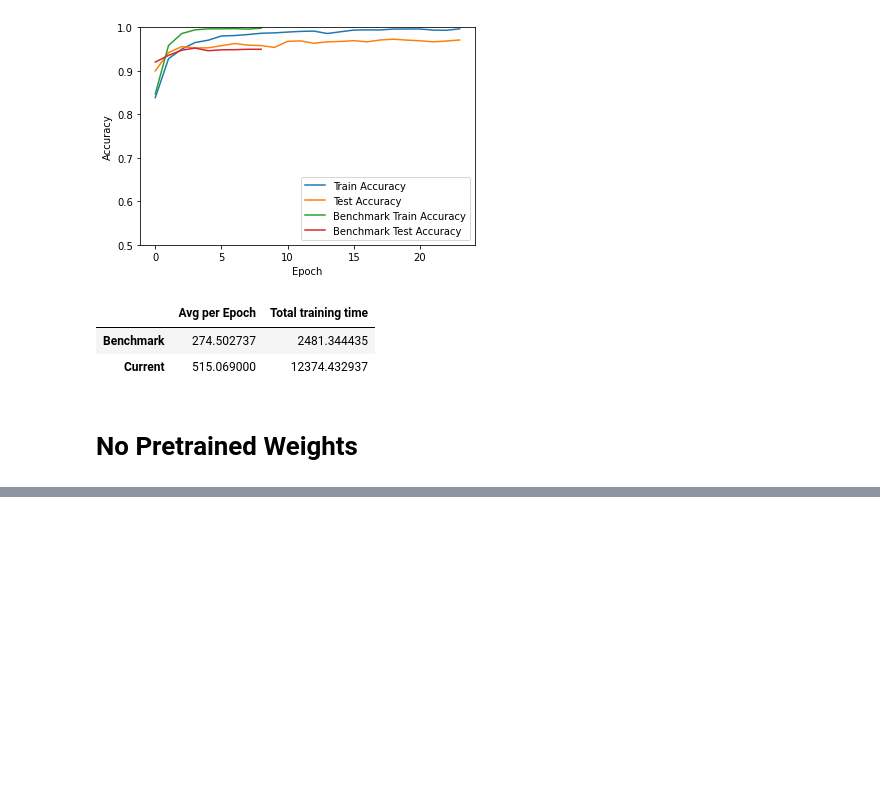
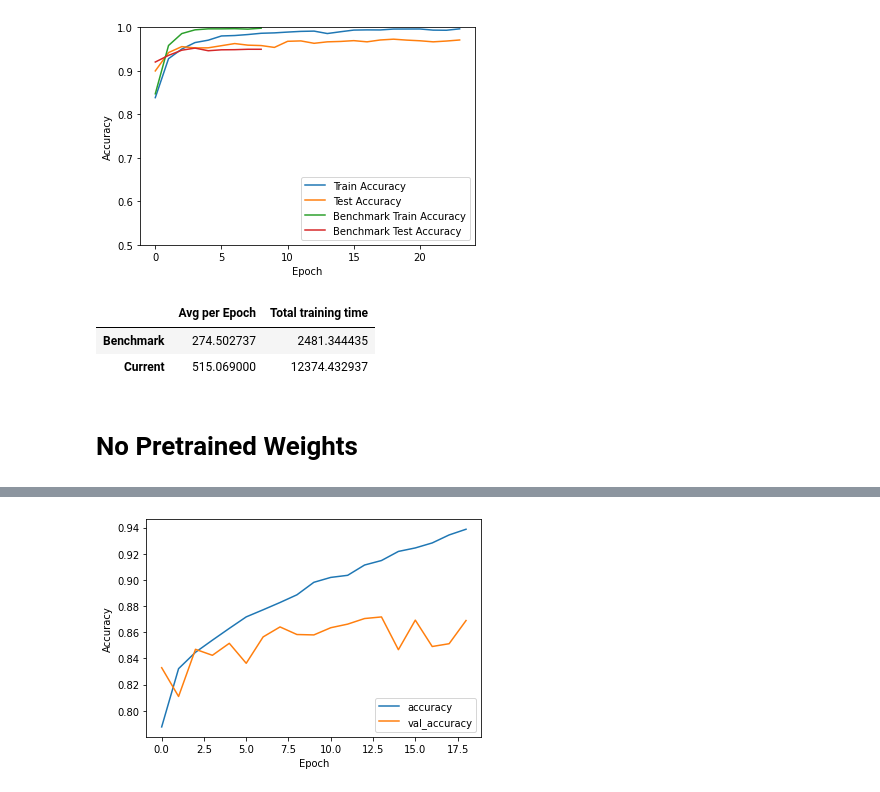
Before and after one commit to poonsinta96/GenderFacialRecognition, a Jupyter notebook: CZ4042_Project.ipynb, the cells around one changed output, grey strips where cells are left out. Drawn from its saved outputs; the diff is of its cells as text; code cells hidden in the pictures; blank space fills up the shorter version.

```diff
--- a/CZ4042_Project.ipynb
+++ b/CZ4042_Project.ipynb
@@ -516,0 +544,12 @@ plt.show()
+# %%
+image_generator = tf.keras.preprocessing.image.ImageDataGenerator(rescale=1./255)
+
+train_data_gen = image_generator.flow_from_dataframe(train_df,
+                                                     directory='/content/aligned/',
+                                                     x_col='filepath',
+                                                     y_col='gender',
+                                                     target_size=(IMG_HEIGHT,IMG_WIDTH),
+                                                     class_mode='categorical',
+                                                     batch_size=BATCH_SIZE,
+                                                     shuffle=True,
+                                                     seed=SEED)
@@ -516,0 +558,20 @@ plt.show()
+# %%
+base_model = tf.keras.applications.InceptionV3(include_top=False,
+                                               weights='imagenet',
+                                               input_shape=(IMG_HEIGHT, IMG_WIDTH, 3),
+                                               pooling='avg')
+base_model.trainable = False
+model = tf.keras.models.Sequential(base_model)
+model.add(tf.keras.layers.Dense(1024, activation='relu'))
+model.add(tf.keras.layers.Dense(2))
+
+model.compile(optimizer='sgd',
+              loss=tf.keras.losses.CategoricalCrossentropy(from_logits=True),
+              metrics=['accuracy'])
+# %%
+history = model.fit(train_data_gen,
+                    epochs=20,
+                    initial_epoch=0,
+                    validation_data=test_data_gen,
+                    callbacks=[early_stop, checkpoint, log, time_callback],
+                    verbose=1)
@@ -516,0 +596,9 @@ plt.show()
+# %%
+plt.plot(history.history['accuracy'], label='accuracy')
+plt.plot(history.history['val_accuracy'], label='val_accuracy')
+plt.xlabel('Epoch')
+plt.ylabel('Accuracy')
+plt.legend(loc='lower right')
+plt.show()
+# %% [output]
+[figure, added]
```
Also changed, not shown: parts of 15 cells of this notebook.
